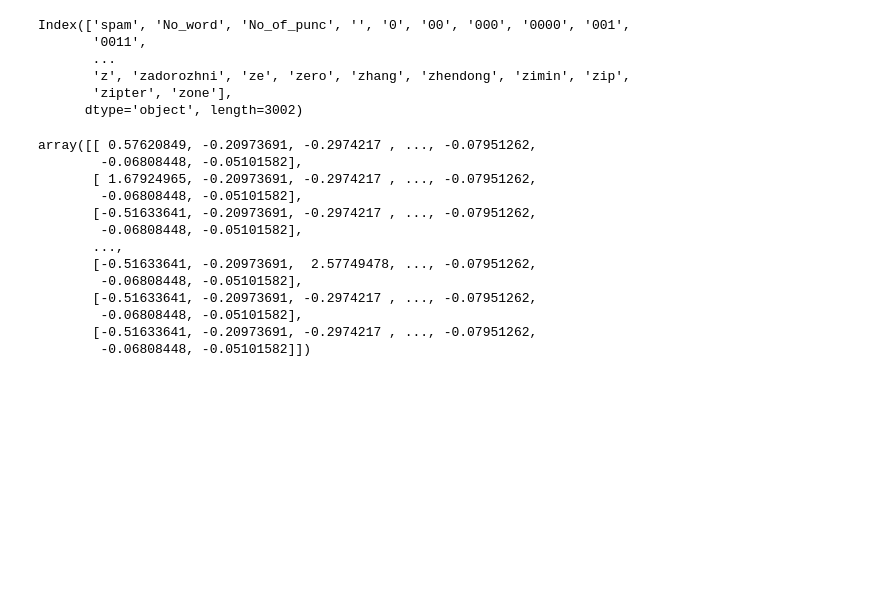
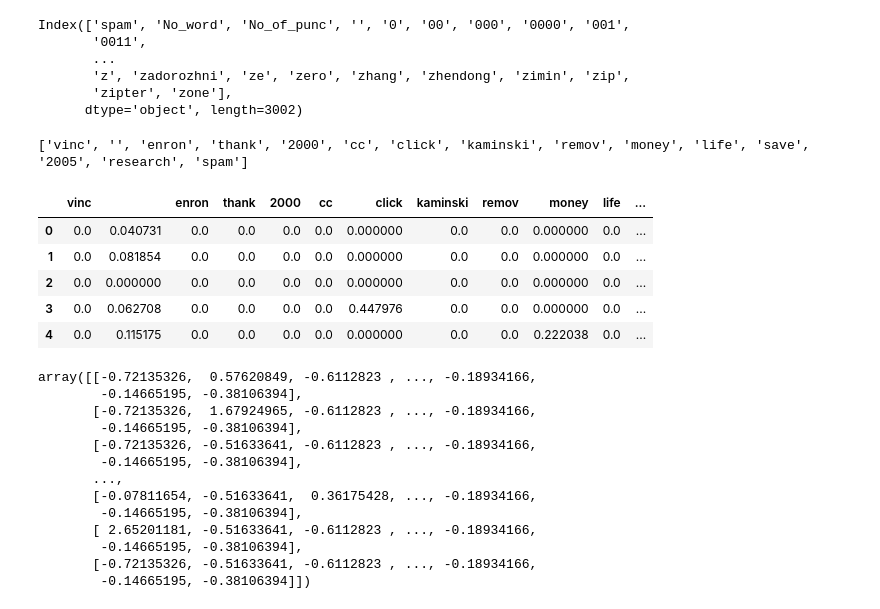
Before and after one commit to BinaraMendis7/Spam-Email-detecting-system, a Jupyter notebook: Untitled-1.ipynb, the cells around one changed output. Saved outputs shown, nothing was run; the diff lists cells and outputs as text; code cells hidden in the pictures; blank space fills up the shorter version.

```diff
--- a/Untitled-1.ipynb
+++ b/Untitled-1.ipynb
@@ -372,27 +388,46 @@ Index(['spam', 'No_word', 'No_of_punc', '', '0', '00', '000', '0000', '001',
        'z', 'zadorozhni', 'ze', 'zero', 'zhang', 'zhendong', 'zimin', 'zip',
        'zipter', 'zone'],
       dtype='object', length=3002)
+# %%
+features=[]
+for feature in binara_df['feature']:
+    features.append(feature)
+features.append('spam')
+print(features)
+# %% [output]
+['vinc', '', 'enron', 'thank', '2000', 'cc', 'click', 'kaminski', 'remov', 'money', 'life', 'save', '2005', 'research', 'spam']
+# %%
+features_df=features_df.loc[:,features]
+# %%
+features_df.head()
+# %% [output]
+|  | vinc |  | enron | thank | 2000 | cc | click | kaminski | remov | money | life | ... |
+| 0 | 0.0 | 0.040731 | 0.0 | 0.0 | 0.0 | 0.0 | 0.000000 | 0.0 | 0.0 | 0.000000 | 0.0 | ... |
+| 1 | 0.0 | 0.081854 | 0.0 | 0.0 | 0.0 | 0.0 | 0.000000 | 0.0 | 0.0 | 0.000000 | 0.0 | ... |
+| 2 | 0.0 | 0.000000 | 0.0 | 0.0 | 0.0 | 0.0 | 0.000000 | 0.0 | 0.0 | 0.000000 | 0.0 | ... |
+| 3 | 0.0 | 0.062708 | 0.0 | 0.0 | 0.0 | 0.0 | 0.447976 | 0.0 | 0.0 | 0.000000 | 0.0 | ... |
+| 4 | 0.0 | 0.115175 | 0.0 | 0.0 | 0.0 | 0.0 | 0.000000 | 0.0 | 0.0 | 0.222038 | 0.0 | ... |
 # %%
 from sklearn.preprocessing import StandardScaler
 
 scaler=StandardScaler()
-X=features_df.drop(['spam','No_word','No_of_punc'],axis=1)
+X=features_df.drop(['spam'],axis=1)
 x_scale=scaler.fit_transform(X)
 x_scale
 # %% [output]
-array([[ 0.57620849, -0.20973691, -0.2974217 , ..., -0.07951262,
-        -0.06808448, -0.05101582],
-       [ 1.67924965, -0.20973691, -0.2974217 , ..., -0.07951262,
-        -0.06808448, -0.05101582],
-       [-0.51633641, -0.20973691, -0.2974217 , ..., -0.07951262,
-        -0.06808448, -0.05101582],
+array([[-0.72135326,  0.57620849, -0.6112823 , ..., -0.18934166,
+        -0.14665195, -0.38106394],
+       [-0.72135326,  1.67924965, -0.6112823 , ..., -0.18934166,
+        -0.14665195, -0.38106394],
+       [-0.72135326, -0.51633641, -0.6112823 , ..., -0.18934166,
+        -0.14665195, -0.38106394],
        ...,
-       [-0.51633641, -0.20973691,  2.57749478, ..., -0.07951262,
-        -0.06808448, -0.05101582],
-       [-0.51633641, -0.20973691, -0.2974217 , ..., -0.07951262,
-        -0.06808448, -0.05101582],
-       [-0.51633641, -0.20973691, -0.2974217 , ..., -0.07951262,
-        -0.06808448, -0.05101582]])
+       [-0.07811654, -0.51633641,  0.36175428, ..., -0.18934166,
+        -0.14665195, -0.38106394],
+       [ 2.65201181, -0.51633641, -0.6112823 , ..., -0.18934166,
+        -0.14665195, -0.38106394],
+       [-0.72135326, -0.51633641, -0.6112823 , ..., -0.18934166,
+        -0.14665195, -0.38106394]])
 # %%
 from sklearn.decomposition import PCA
 
```
Also changed, not shown: parts of 10 cells of this notebook.
